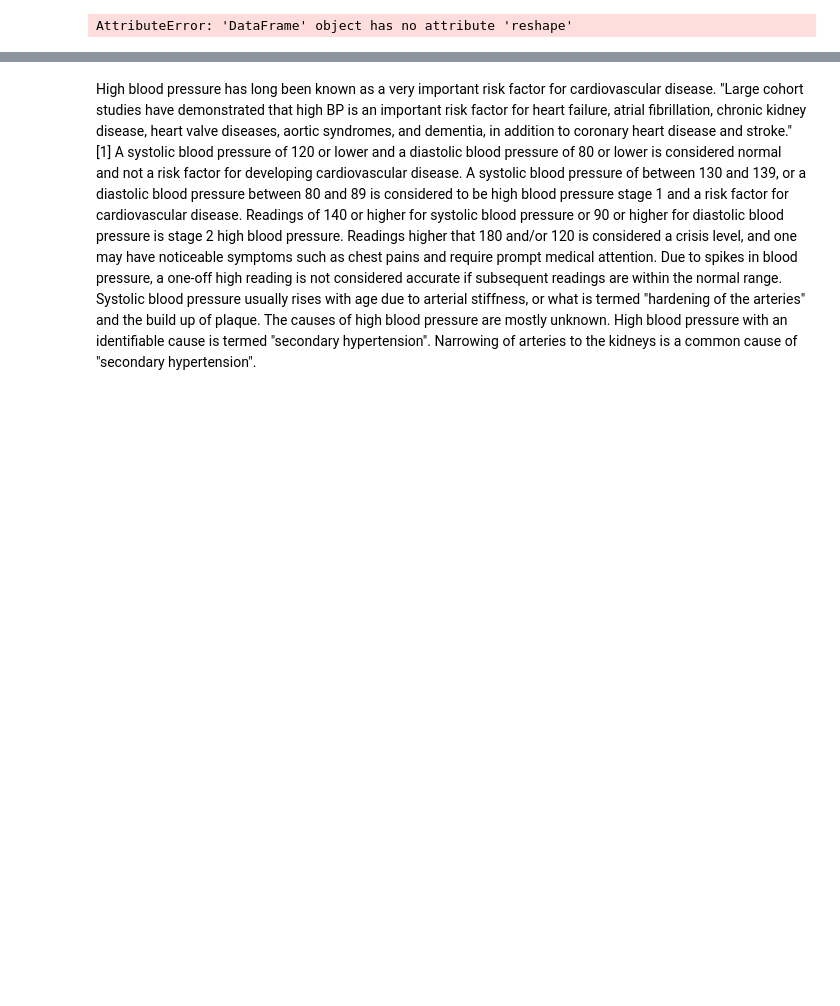
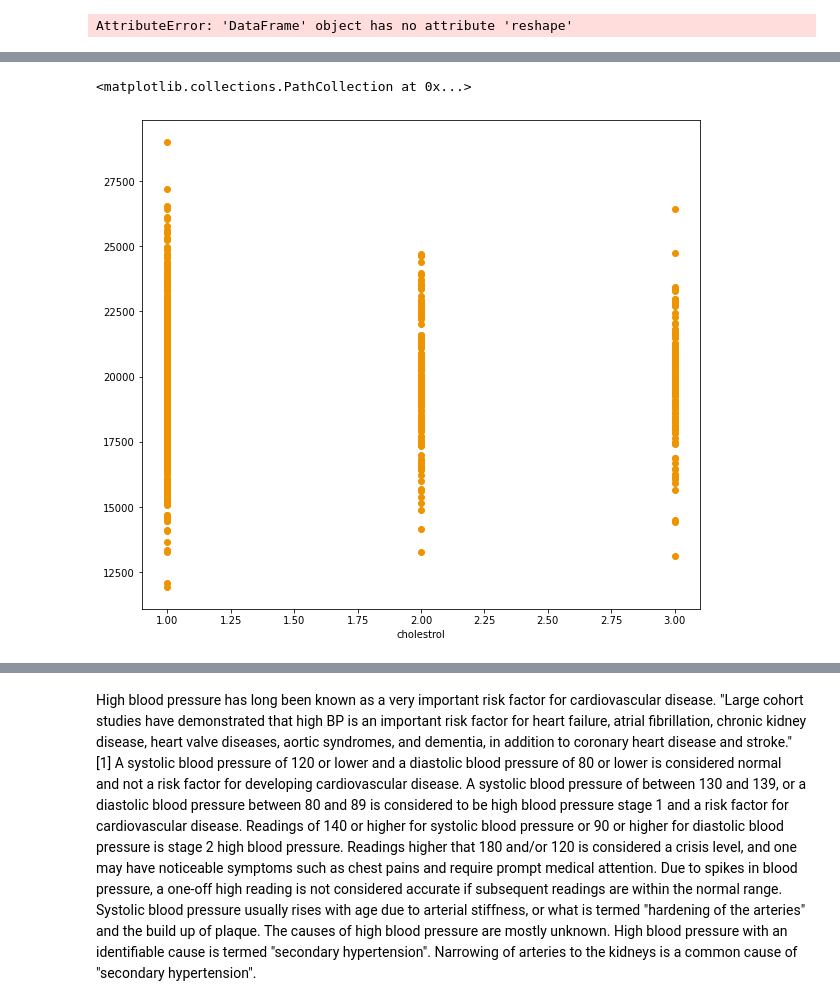
Before and after one commit to Ruairi8/ProgForDA_Project, a Jupyter notebook: Untitled.ipynb, the cells around one changed output, grey strips where cells are left out. Cells and saved outputs as stored; diff of their text form; code cells hidden in the pictures; blank space fills up the shorter version.

```diff
--- a/Untitled.ipynb
+++ b/Untitled.ipynb
@@ -119,0 +132,7 @@ TypeError: loop of ufunc does not support argument 0 of type numpy.ndarray which
+# %%
+fig, ax = plt.subplots(figsize=(10, 9))
+plt.xlabel("cholestrol")
+ax.scatter(df1['cholestrol'], df1['agesInDays'], c='#ed9400')
+# %% [output]
+<matplotlib.collections.PathCollection at 0x...>
+[figure, added]
```
Also changed, not shown: parts of 14 cells of this notebook.
